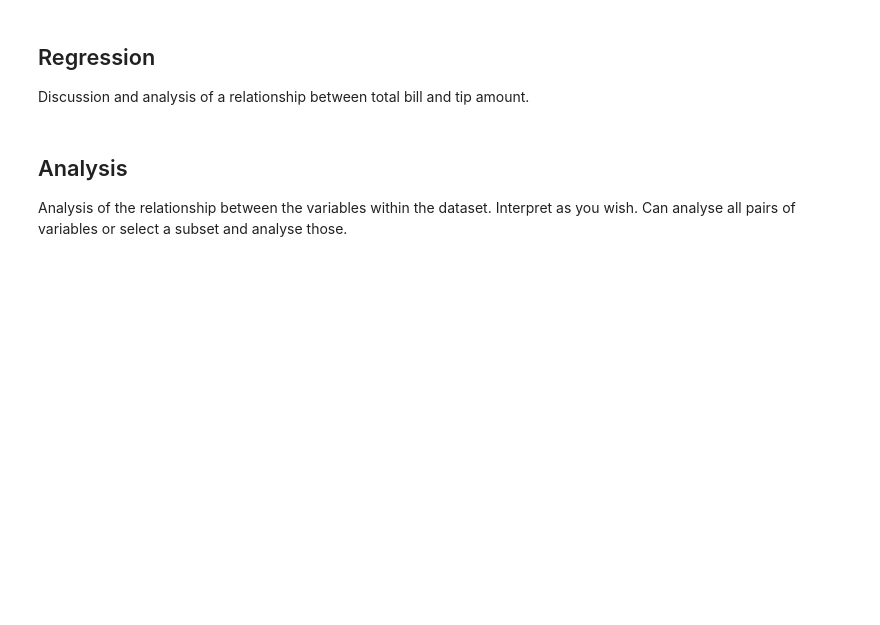
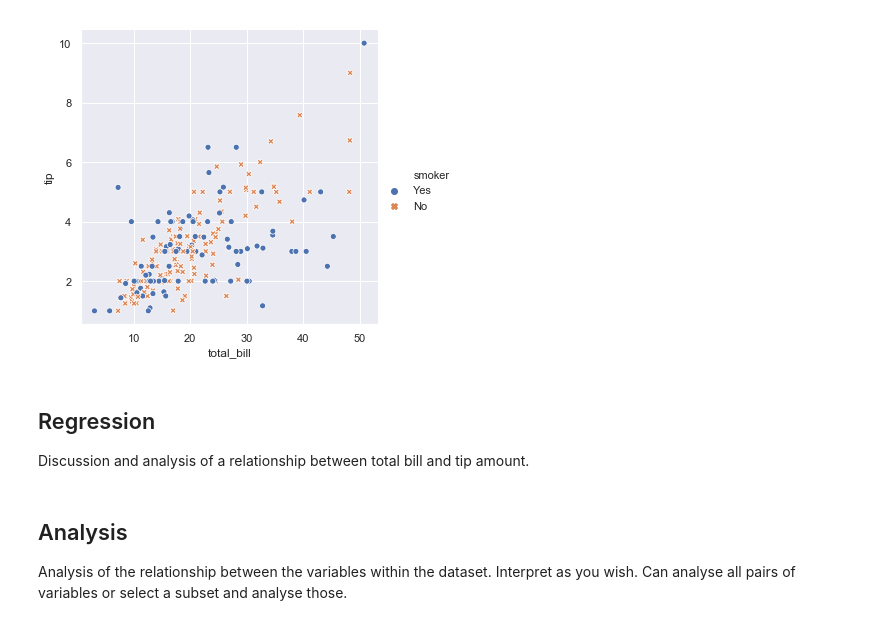
Before and after one commit to zaraquail/Tips-data-set-Fundamentals-of-Data-Analysis-Assessment-2019, a Jupyter notebook: Tips data set assignment.ipynb, the cells around one changed output. Drawn from its saved outputs; the diff is of its cells as text; code cells hidden in the pictures; blank space fills up the shorter version.

```diff
--- a/Tips data set assignment.ipynb
+++ b/Tips data set assignment.ipynb
@@ -15,3 +51,10 @@ This section contains descriptive statistics and plots to describe the tips data
+# %%
+# To emphasize the difference between smoker and non-smoker classes, a different marker style can be used.[5]
+
+sns.relplot(x="total_bill", y="tip", hue="smoker", style="smoker",
+            data=tips);
+# %% [output]
+[figure, added]
 # %% [markdown]
 ## Regression
 
```
Also changed, not shown: parts of 8 cells of this notebook.
